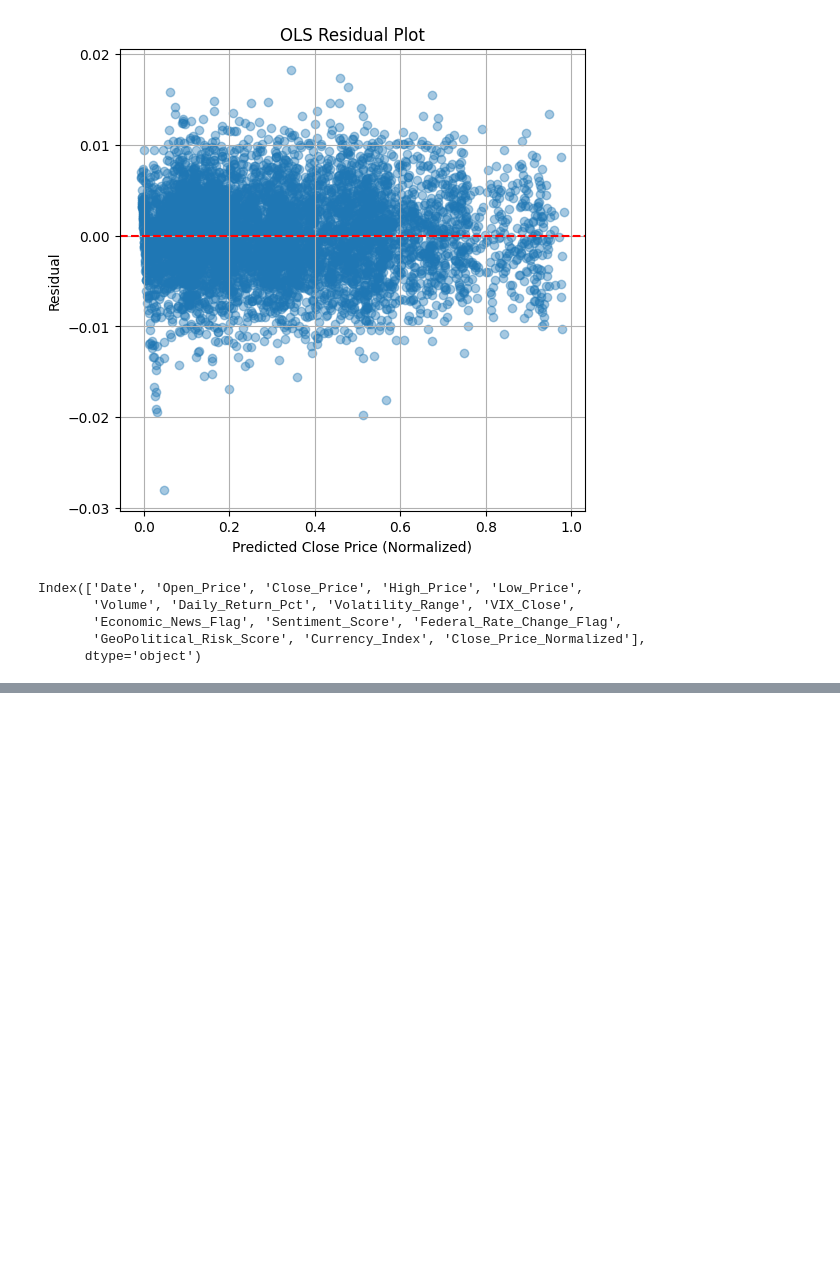
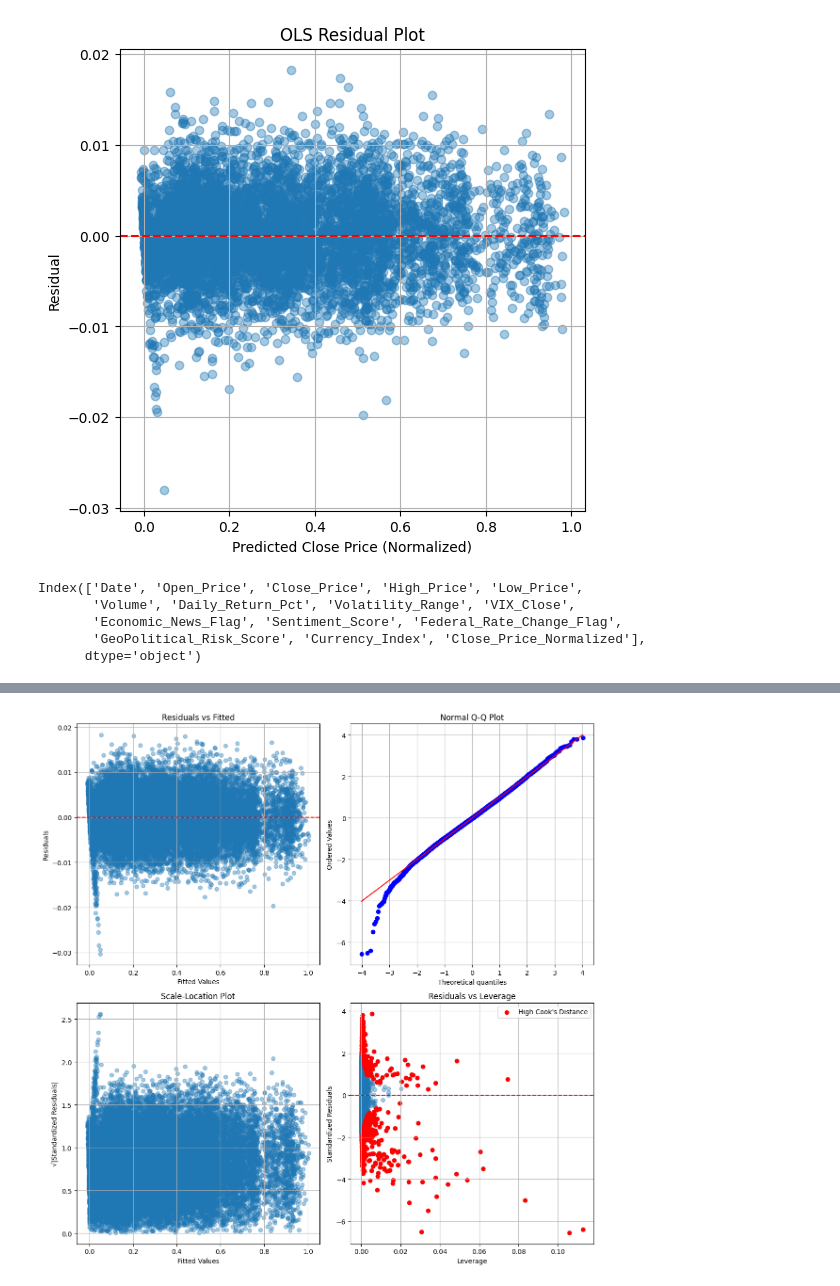
Before and after one commit to shashank237/AIBAS_Event_Based_Market_Predictor, a Jupyter notebook: code/models/OLS_Model.ipynb, the cells around one changed output, grey strips where cells are left out. Drawn from its saved outputs; the diff is of its cells as text; code cells hidden in the pictures; blank space fills up the shorter version.

```diff
--- a/code/models/OLS_Model.ipynb
+++ b/code/models/OLS_Model.ipynb
@@ -138,0 +193,84 @@ Index(['Date', 'Open_Price', 'Close_Price', 'High_Price', 'Low_Price',
+# %%
+import os
+import numpy as np
+import matplotlib.pyplot as plt
+import scipy.stats as stats
+
+# =========================
+# Output directory
+# =========================
+output_dir = "../../documentation/"
+os.makedirs(output_dir, exist_ok=True)
+
+# =========================
+# Diagnostics data
+# =========================
+fitted_vals = ols_model.fittedvalues
+residuals = ols_model.resid
+
+influence = ols_model.get_influence()
+standardized_residuals = influence.resid_studentized_internal
+leverage = influence.hat_matrix_diag
+cooks = influence.cooks_distance[0]
+
+# =========================
+# Create 2x2 diagnostic figure
+# =========================
+fig, axes = plt.subplots(2, 2, figsize=(12, 12))
+
+# ---- 1. Residuals vs Fitted ----
+axes[0, 0].scatter(fitted_vals, residuals, alpha=0.4)
+axes[0, 0].axhline(0, color="red", linestyle="--")
+axes[0, 0].set_title("Residuals vs Fitted")
+axes[0, 0].set_xlabel("Fitted Values")
+axes[0, 0].set_ylabel("Residuals")
+axes[0, 0].grid(True)
+
+# ---- 2. Normal Q-Q Plot ----
+stats.probplot(standardized_residuals, dist="norm", plot=axes[0, 1])
+axes[0, 1].set_title("Normal Q-Q Plot")
+axes[0, 1].grid(True)
+
+# ---- 3. Scale-Location Plot ----
+axes[1, 0].scatter(
+    fitted_vals,
+    np.sqrt(np.abs(standardized_residuals)),
+    alpha=0.4
+)
+axes[1, 0].set_title("Scale-Location Plot")
+axes[1, 0].set_xlabel("Fitted Values")
+axes[1, 0].set_ylabel("√|Standardized Residuals|")
+axes[1, 0].grid(True)
+
+# ---- 4. Residuals vs Leverage ----
+axes[1, 1].scatter(leverage, standardized_residuals, alpha=0.4)
+axes[1, 1].axhline(0, color="red", linestyle="--")
+
+cook_threshold = 4 / len(X_train_ols)
+high_cook = cooks > cook_threshold
+
+axes[1, 1].scatter(
+    leverage[high_cook],
+    standardized_residuals[high_cook],
+    color="red",
+    label="High Cook's Distance"
+)
+
+axes[1, 1].set_title("Residuals vs Leverage")
+axes[1, 1].set_xlabel("Leverage")
+axes[1, 1].set_ylabel("Standardized Residuals")
+axes[1, 1].legend()
+axes[1, 1].grid(True)
+
+# =========================
+# Save combined image
+# =========================
+plt.tight_layout()
+plt.savefig(
+    os.path.join(output_dir, "ols_diagnostic_plots_combined.png"),
+    dpi=300,
+    bbox_inches="tight"
+)
+plt.show()
+# %% [output]
+[figure, added]
```
Also changed, not shown: parts of 2 cells of this notebook, 3 other files.
